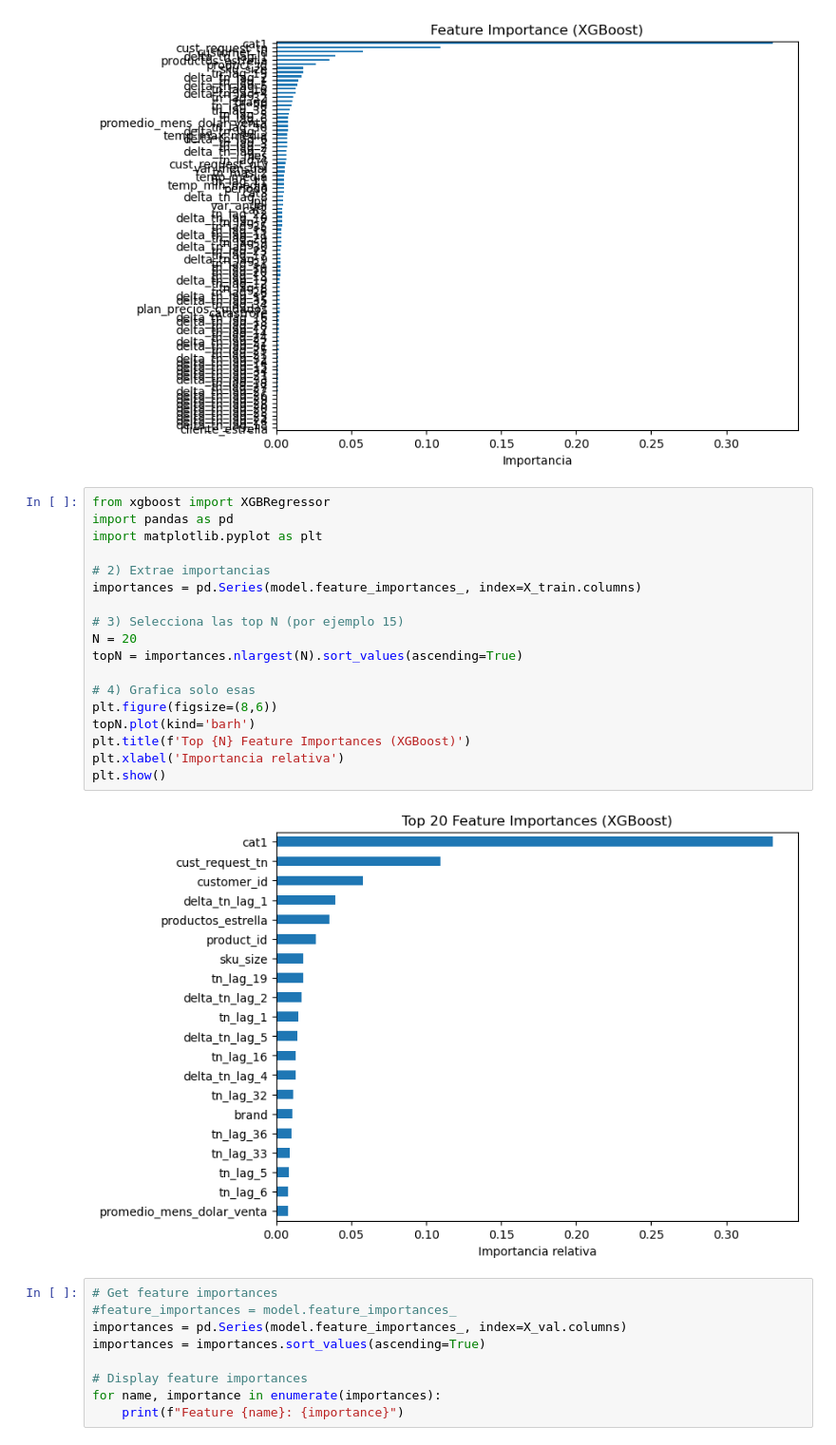
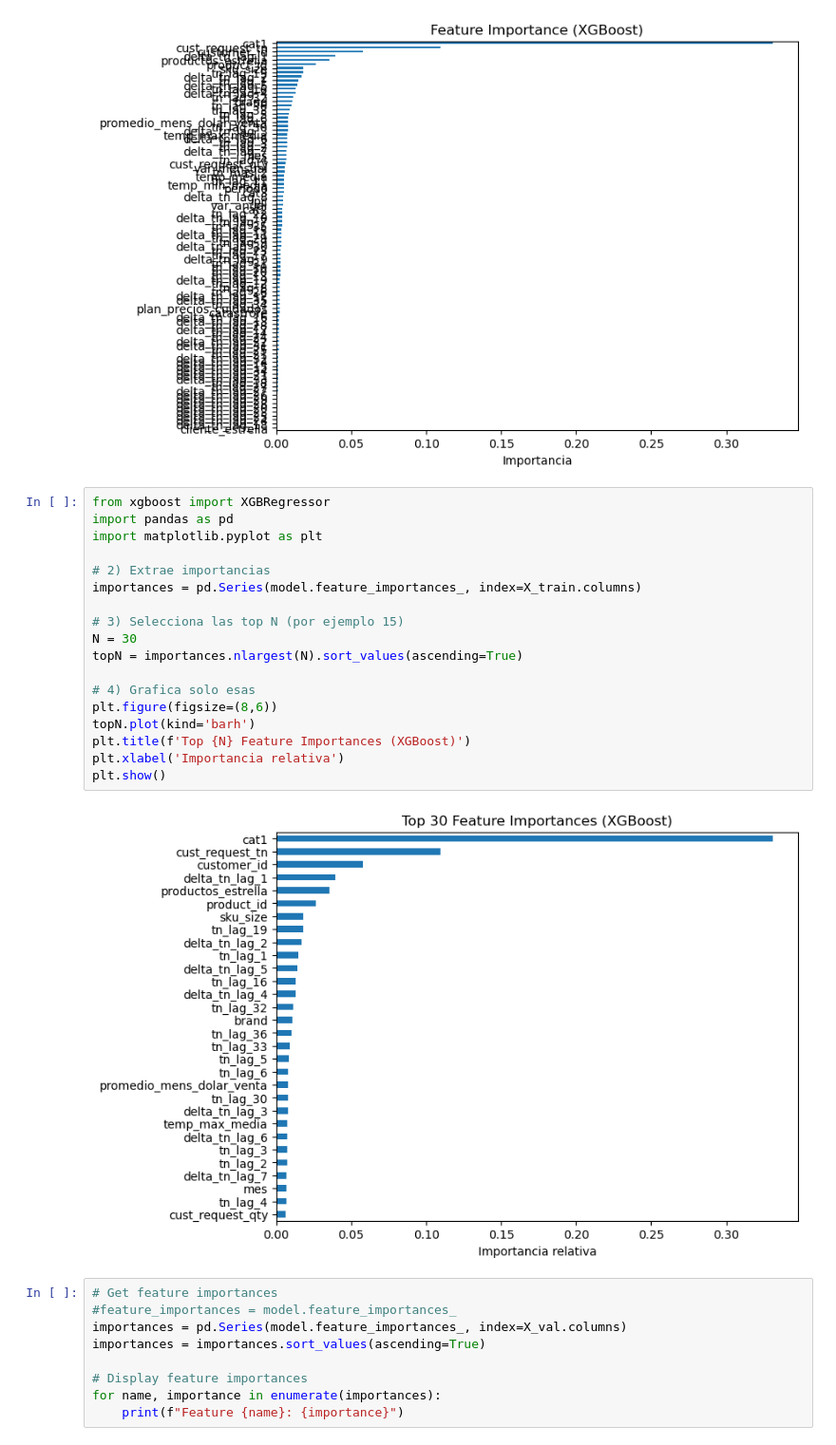
Before and after one commit to leonardoheis/lab3, a Jupyter notebook: notebooks/xgboost-lh.ipynb, the cells around one changed output. Shown at 95% size. Drawn from its saved outputs; the diff is of its cells as text.

```diff
--- a/notebooks/xgboost-lh.ipynb
+++ b/notebooks/xgboost-lh.ipynb
@@ -462,23 +462,23 @@ plt.show()
 # %%
 from xgboost import XGBRegressor
 import pandas as pd
 import matplotlib.pyplot as plt
 
 # 2) Extrae importancias
 importances = pd.Series(model.feature_importances_, index=X_train.columns)
 
 # 3) Selecciona las top N (por ejemplo 15)
-N = 20
+N = 30
 topN = importances.nlargest(N).sort_values(ascending=True)
 
 # 4) Grafica solo esas
 plt.figure(figsize=(8,6))
 topN.plot(kind='barh')
 plt.title(f'Top {N} Feature Importances (XGBoost)')
 plt.xlabel('Importancia relativa')
 plt.show()
 # %% [output]
-[figure, old version]
+[figure, new version]
 # %%
 # Get feature importances
 #feature_importances = model.feature_importances_
```
Also changed, not shown: 3 other files.
